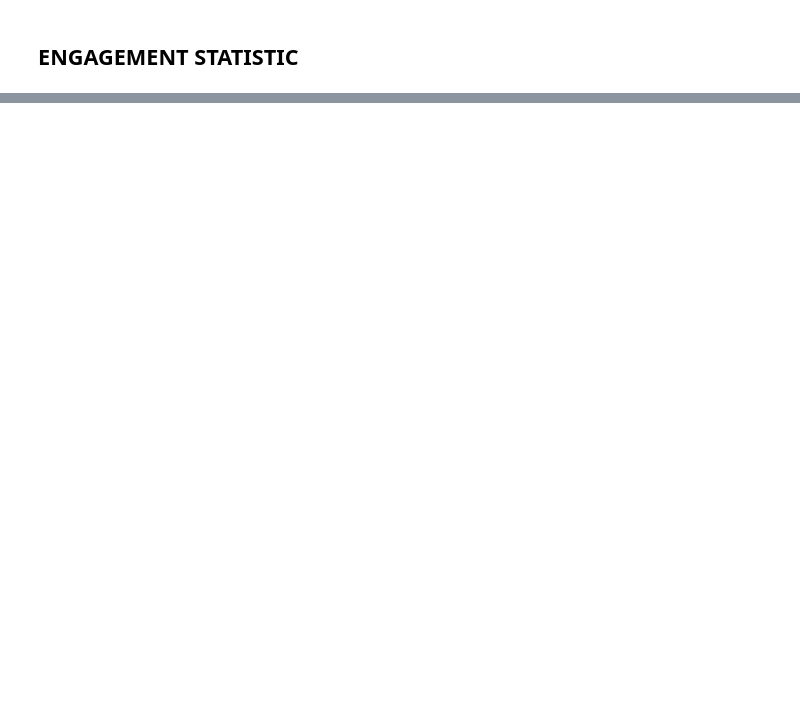
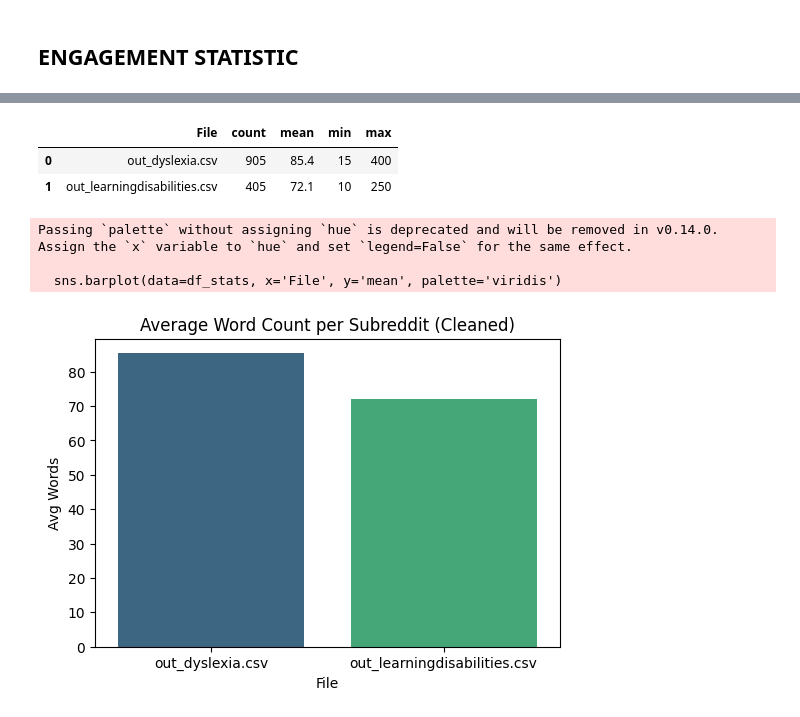
Before and after one commit to bay1900/Dyslexia, a Jupyter notebook: visualization.ipynb, the cells around one changed output, grey strips where cells are left out. Drawn from its saved outputs; the diff is of its cells as text; code cells hidden in the pictures; blank space fills up the shorter version.

```diff
--- a/visualization.ipynb
+++ b/visualization.ipynb
@@ -113,0 +180,27 @@ Top 5 Highly Engaged Posts:
+# %%
+# Extract stats
+stats_list = []
+for file_item in report_data['data']:
+    stats = file_item['final_stats']
+    stats['File'] = file_item['file']
+    stats_list.append(stats)
+
+df_stats = pd.DataFrame(stats_list)
+
+# Display table
+display(df_stats[['File', 'count', 'mean', 'min', 'max']])
+
+# Visual comparison of average length
+plt.figure(figsize=(6, 4))
+sns.barplot(data=df_stats, x='File', y='mean', palette='viridis')
+plt.title("Average Word Count per Subreddit (Cleaned)")
+plt.ylabel("Avg Words")
+plt.show()
+# %% [output]
+|  | File | count | mean | min | max |
+| 0 | out_dyslexia.csv | 905 | 85.4 | 15 | 400 |
+| 1 | out_learningdisabilities.csv | 405 | 72.1 | 10 | 250 |
+Passing `palette` without assigning `hue` is deprecated and will be removed in v0.14.0. Assign the `x` variable to `hue` and set `legend=False` for the same effect.
+
+  sns.barplot(data=df_stats, x='File', y='mean', palette='viridis')
+[figure, added]
```
Also changed, not shown: parts of 8 cells of this notebook, 3 other files.
